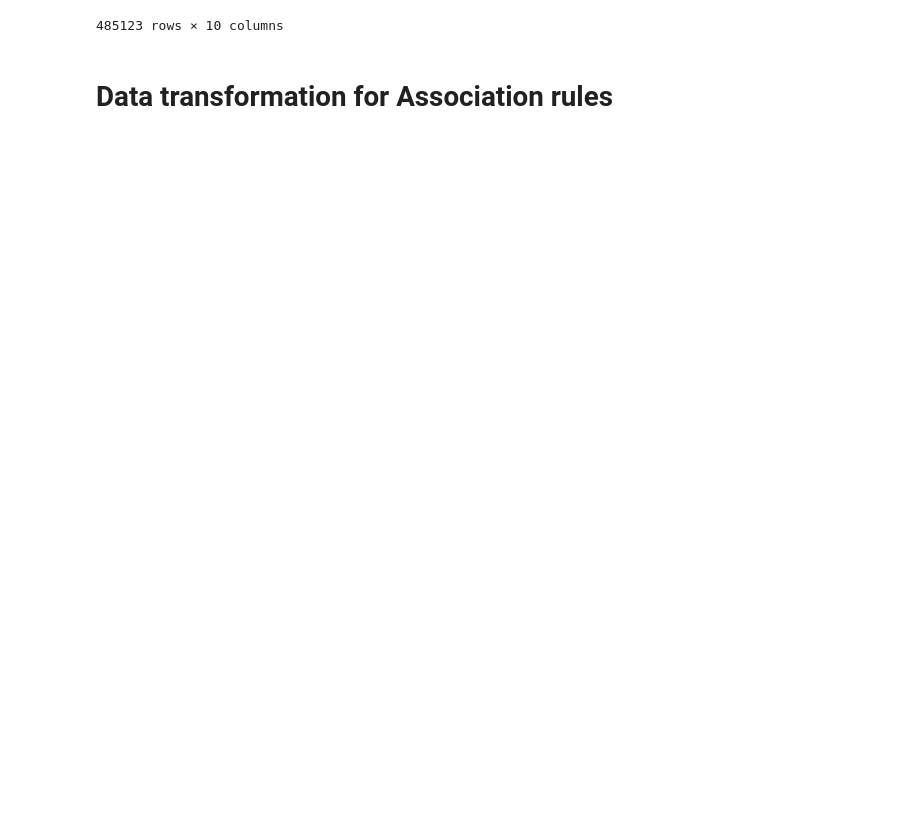
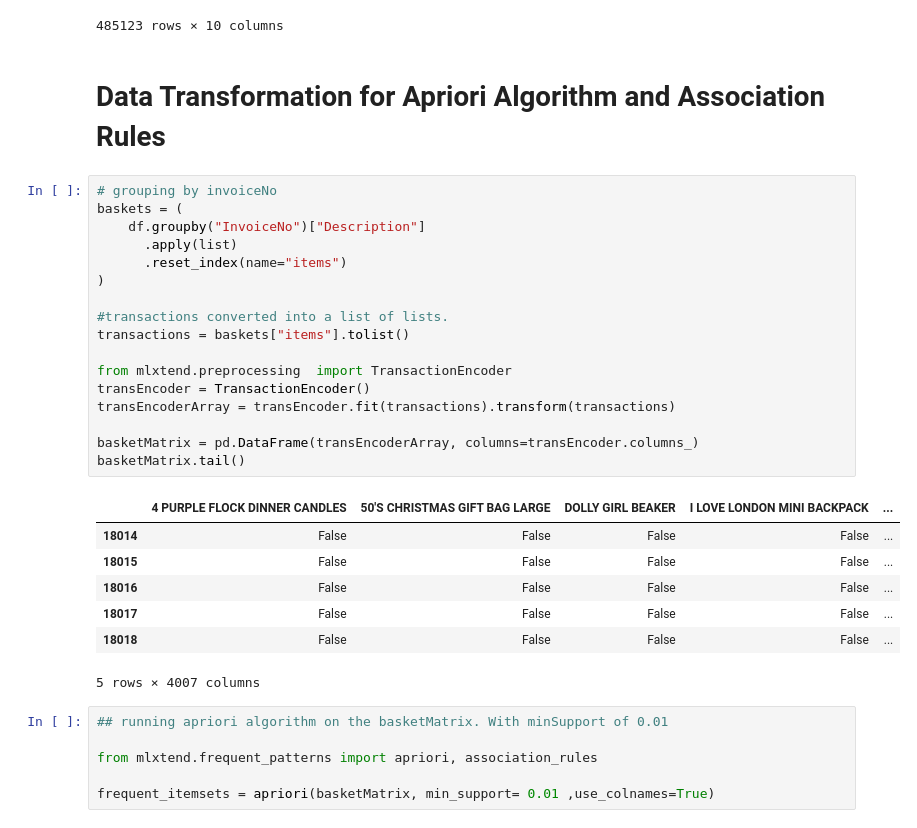
Before and after one commit to yaosaychi/datamining2, a Jupyter notebook: notebookFiles/Data Cleaning and Preprocessing.ipynb, the cells around one changed output. Cells and saved outputs as stored; diff of their text form; blank space fills up the shorter version.

```diff
--- a/notebookFiles/Data Cleaning and Preprocessing.ipynb
+++ b/notebookFiles/Data Cleaning and Preprocessing.ipynb
@@ -533,4 +533,35 @@ df
 | 541893 | 581586 | 20685 | DOORMAT RED RETROSPOT | 10 | 2011-12-09 12:49:00 | 7.08 | 13113.0 | United Kingdom | ... |
 485123 rows × 10 columns
 # %% [markdown]
-# Data transformation for Association rules
+# Data Transformation for Apriori Algorithm and Association Rules
+# %%
+# grouping by invoiceNo
+baskets = (
+    df.groupby("InvoiceNo")["Description"]
+      .apply(list)
+      .reset_index(name="items")
+)
+
+#transactions converted into a list of lists.
+transactions = baskets["items"].tolist()
+
+from mlxtend.preprocessing  import TransactionEncoder
+transEncoder = TransactionEncoder()
+transEncoderArray = transEncoder.fit(transactions).transform(transactions)
+
+basketMatrix = pd.DataFrame(transEncoderArray, columns=transEncoder.columns_)
+basketMatrix.tail()
+# %% [output]
+|  | 4 PURPLE FLOCK DINNER CANDLES | 50'S CHRISTMAS GIFT BAG LARGE | DOLLY GIRL BEAKER | I LOVE LONDON MINI BACKPACK | ... |
+| 18014 | False | False | False | False | ... |
+| 18015 | False | False | False | False | ... |
+| 18016 | False | False | False | False | ... |
+| 18017 | False | False | False | False | ... |
+| 18018 | False | False | False | False | ... |
+5 rows × 4007 columns
+# %%
+## running apriori algorithm on the basketMatrix. With minSupport of 0.01
+
+from mlxtend.frequent_patterns import apriori, association_rules
+
+frequent_itemsets = apriori(basketMatrix, min_support= 0.01 ,use_colnames=True)
```
Also changed, not shown: parts of 11 cells of this notebook.
